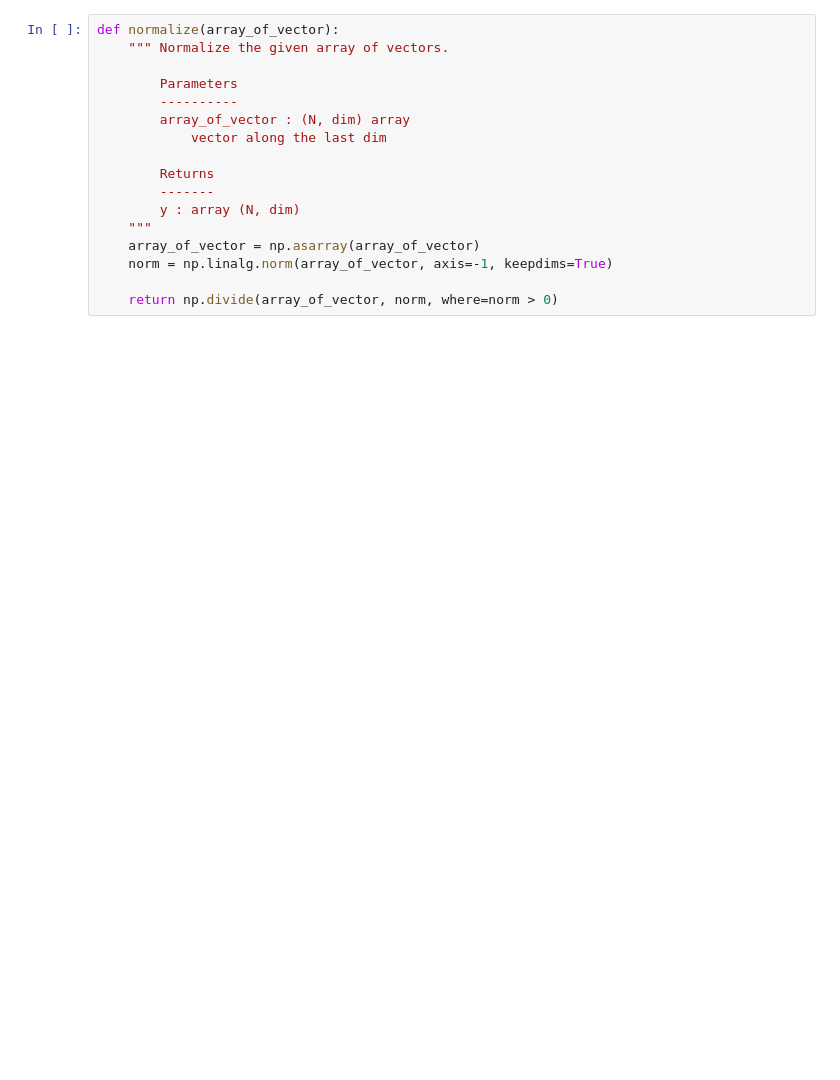
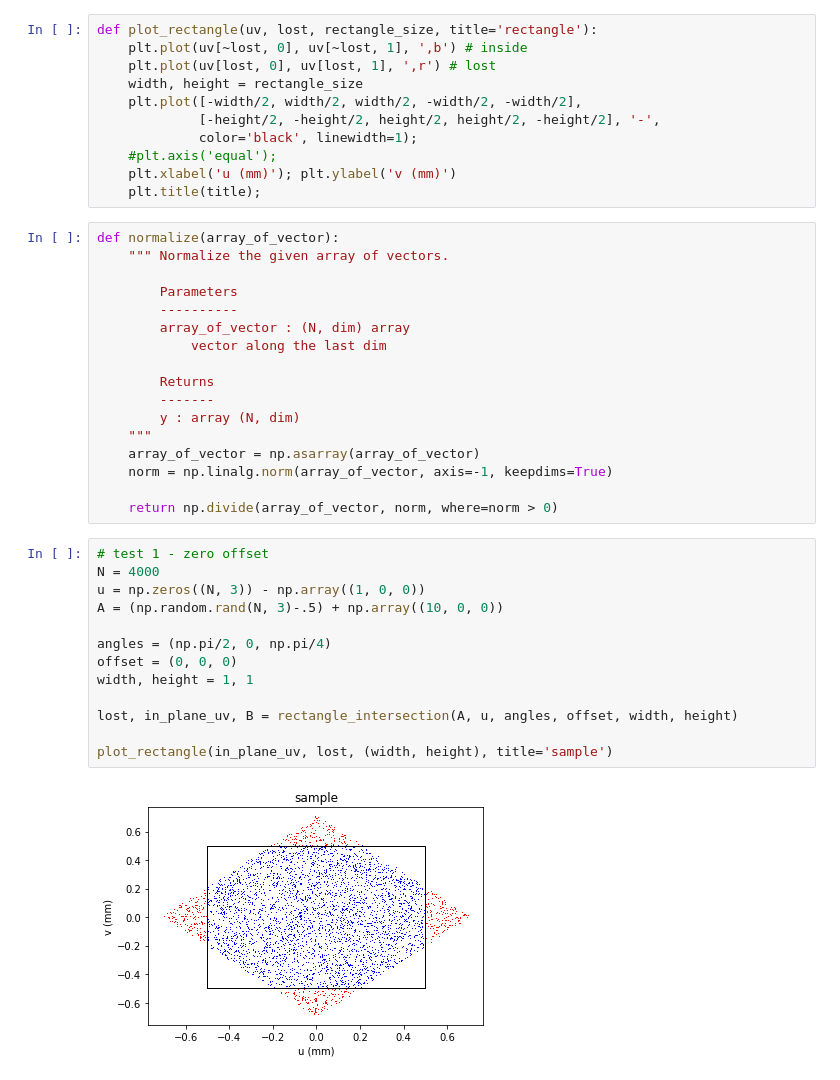
Before and after one commit to xdze2/CuNb, a Jupyter notebook: diff_X/ray_tracing/ray_tracing_v3.ipynb, the cells around one changed output. Cells and saved outputs as stored; diff of their text form; blank space fills up the shorter version.

```diff
--- a/diff_X/ray_tracing/ray_tracing_v3.ipynb
+++ b/diff_X/ray_tracing/ray_tracing_v3.ipynb
@@ -64,3 +75,14 @@ def rectangle_intersection(A, u, angles, offset, width, height):
+# %%
+def plot_rectangle(uv, lost, rectangle_size, title='rectangle'):
+    plt.plot(uv[~lost, 0], uv[~lost, 1], ',b') # inside
+    plt.plot(uv[lost, 0], uv[lost, 1], ',r') # lost
+    width, height = rectangle_size
+    plt.plot([-width/2, width/2, width/2, -width/2, -width/2],
+             [-height/2, -height/2, height/2, height/2, -height/2], '-',
+             color='black', linewidth=1);
+    #plt.axis('equal');
+    plt.xlabel('u (mm)'); plt.ylabel('v (mm)')
+    plt.title(title);
 # %%
 def normalize(array_of_vector):
     """ Normalize the given array of vectors.
@@ -78,3 +100,18 @@ def normalize(array_of_vector):
     norm = np.linalg.norm(array_of_vector, axis=-1, keepdims=True)
 
     return np.divide(array_of_vector, norm, where=norm > 0)
+# %%
+# test 1 - zero offset
+N = 4000
+u = np.zeros((N, 3)) - np.array((1, 0, 0))
+A = (np.random.rand(N, 3)-.5) + np.array((10, 0, 0))
+
+angles = (np.pi/2, 0, np.pi/4)
+offset = (0, 0, 0)
+width, height = 1, 1
+
+lost, in_plane_uv, B = rectangle_intersection(A, u, angles, offset, width, height)
+
+plot_rectangle(in_plane_uv, lost, (width, height), title='sample')
+# %% [output]
+[figure, added]
```
Also changed, not shown: parts of 32 cells of this notebook, 1 other file.
